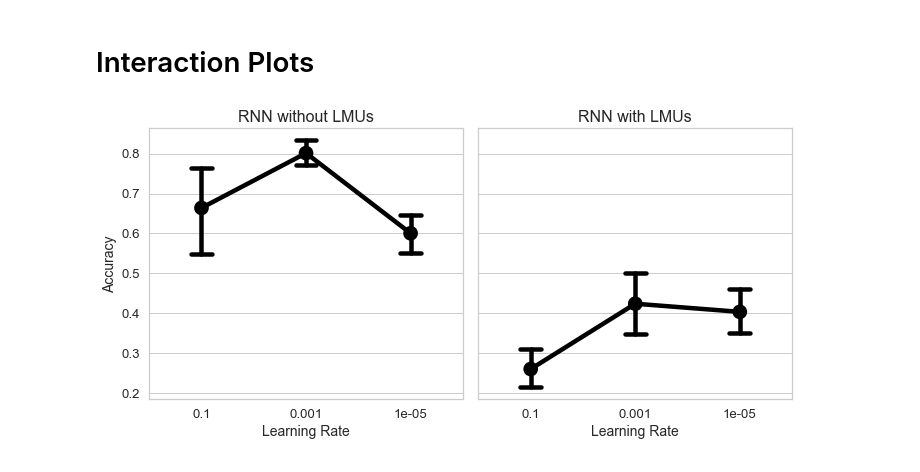
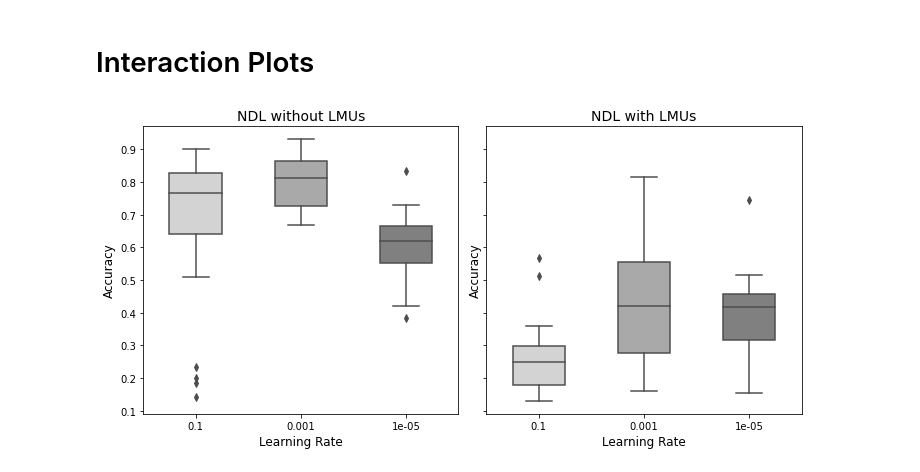
Before and after one commit to maddybartlett/Thesis_Notebooks, a Jupyter notebook: Chapter5_LMUs/Analysis/GridSearch.ipynb, the cells around one changed output. Cells and saved outputs as stored; diff of their text form; code cells hidden in the pictures.

```diff
--- a/Chapter5_LMUs/Analysis/GridSearch.ipynb
+++ b/Chapter5_LMUs/Analysis/GridSearch.ipynb
@@ -314,47 +286,48 @@ grid_rnn_lmu.reset_index(inplace=True)
 # %%
-for i in range(len(grid_rnn_lmu)):
-    for j in range(len(grid_rnn_lmu['test_out'][i])):
-        for k in range(len(grid_rnn_lmu['test_out'][i][j])):
-            if np.argmin(grid_rnn_lmu['test_out'][i][j][k])==1:
-                grid_rnn_lmu['test_out'][i][j][k]=[1,0]
+for i in range(len(grid_ndl_lmu)):
+    for j in range(len(grid_ndl_lmu['test_out'][i])):
+        for k in range(len(grid_ndl_lmu['test_out'][i][j])):
+            if np.argmin(grid_ndl_lmu['test_out'][i][j][k])==1:
+                grid_ndl_lmu['test_out'][i][j][k]=[1,0]
             else:
-                grid_rnn_lmu['test_out'][i][j][k]=[0,1]
+                grid_ndl_lmu['test_out'][i][j][k]=[0,1]
 # %%
 accuracy=[]
-for i in range(len(grid_rnn_lmu)):
-    a=np.sum(np.vstack(grid_rnn_lmu['test_target'][i])==np.vstack(grid_rnn_lmu['test_out'][i]))/2
-    b=len(np.vstack(grid_rnn_lmu['test_target'][i]))
+for i in range(len(grid_ndl_lmu)):
+    a=np.sum(np.vstack(grid_ndl_lmu['test_target'][i])==np.vstack(grid_ndl_lmu['test_out'][i]))/2
+    b=len(np.vstack(grid_ndl_lmu['test_target'][i]))
     accuracy.append(a/b)
 # %%
 accuracy=pd.DataFrame(accuracy)
 accuracy.columns=['Accuracy']
-grid_rnn_lmu=grid_rnn_lmu.join(accuracy['Accuracy'])
+grid_ndl_lmu=grid_ndl_lmu.join(accuracy['Accuracy'])
 # %% [markdown]
 # Interaction Plots
 # %%
+my_pal = {"0.1": "lightgrey", "0.001": "darkgrey", "1e-05": "grey"}
 fig, (ax1, ax2) = plt.subplots(ncols=2, sharey=True, figsize=(10, 5))
 
-#ax1 = fig.add_subplot(121)
-sns.catplot(x="Learning_Rate", y="Accuracy",
-                  capsize=.2, height=4, aspect=1.25,
-                  kind="point", order=['0.1', '0.001', '1e-05'],
-                  data=grid_rnn_raw, color='black', ax=ax1)
-ax1.set_title('RNN without LMUs', fontsize=16)
-ax1.set_xlabel('Learning Rate', fontsize=14)
-ax1.set_ylabel('Accuracy', fontsize=14)
+sns.boxplot(y='Accuracy', x='Learning_Rate',
+                 data=grid_ndl_raw,
+                 width=0.5,
+                 palette=my_pal,
+                 order=['0.1', '0.001', '1e-05'], ax=ax1)
+ax1.set_title("NDL without LMUs", fontsize=14)
+ax1.set_xlabel("Learning Rate", fontsize=12)
+ax1.set_ylabel("Accuracy", fontsize=12)
 
-#ax2 = fig.add_subplot(122)
-sns.catplot(x="Learning_Rate", y="Accuracy",
-                  capsize=.2, height=4, aspect=1.25,
-                  kind="point", order=['0.1', '0.001', '1e-05'],
-                  data=grid_rnn_lmu, color='black', ax=ax2)
-ax2.set_title('RNN with LMUs', fontsize=16)
-ax2.set_xlabel('Learning Rate', fontsize=14)
-ax2.set_ylabel('', fontsize=14)
+sns.boxplot(y='Accuracy', x='Learning_Rate',
+                 data=grid_ndl_lmu,
+                 width=0.5,
+                 palette=my_pal,
+                 order=['0.1', '0.001', '1e-05'], ax=ax2)
+ax2.set_title("NDL with LMUs", fontsize=14)
+ax2.set_xlabel("Learning Rate", fontsize=12)
+ax2.set_ylabel("Accuracy", fontsize=12)
 
 plt.close(2)
 plt.close(3)
 plt.tight_layout()
-fig.savefig('rnngrid.png')
+fig.savefig('../Figs/ndlgrid.png')
 # %% [output]
-[figure, old version]
+[figure, new version]
```
Also changed, not shown: parts of 44 cells of this notebook, 3 other files.
